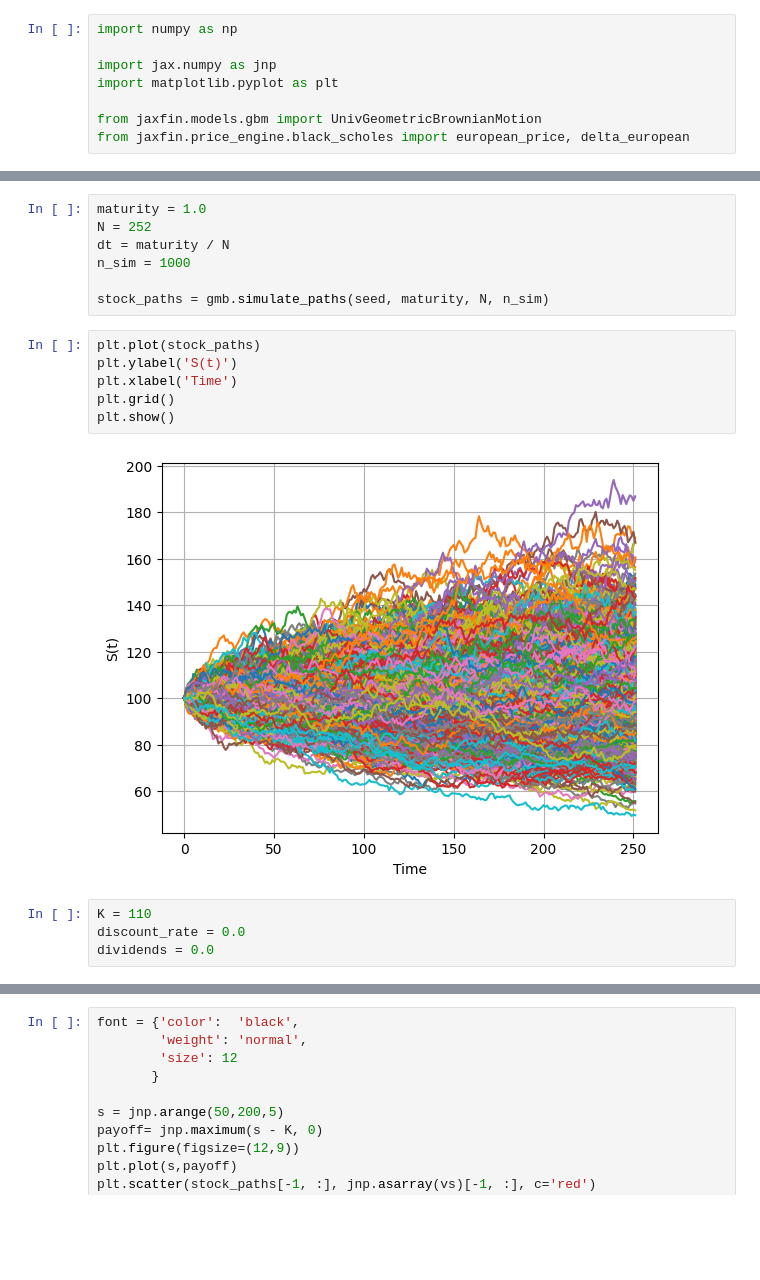
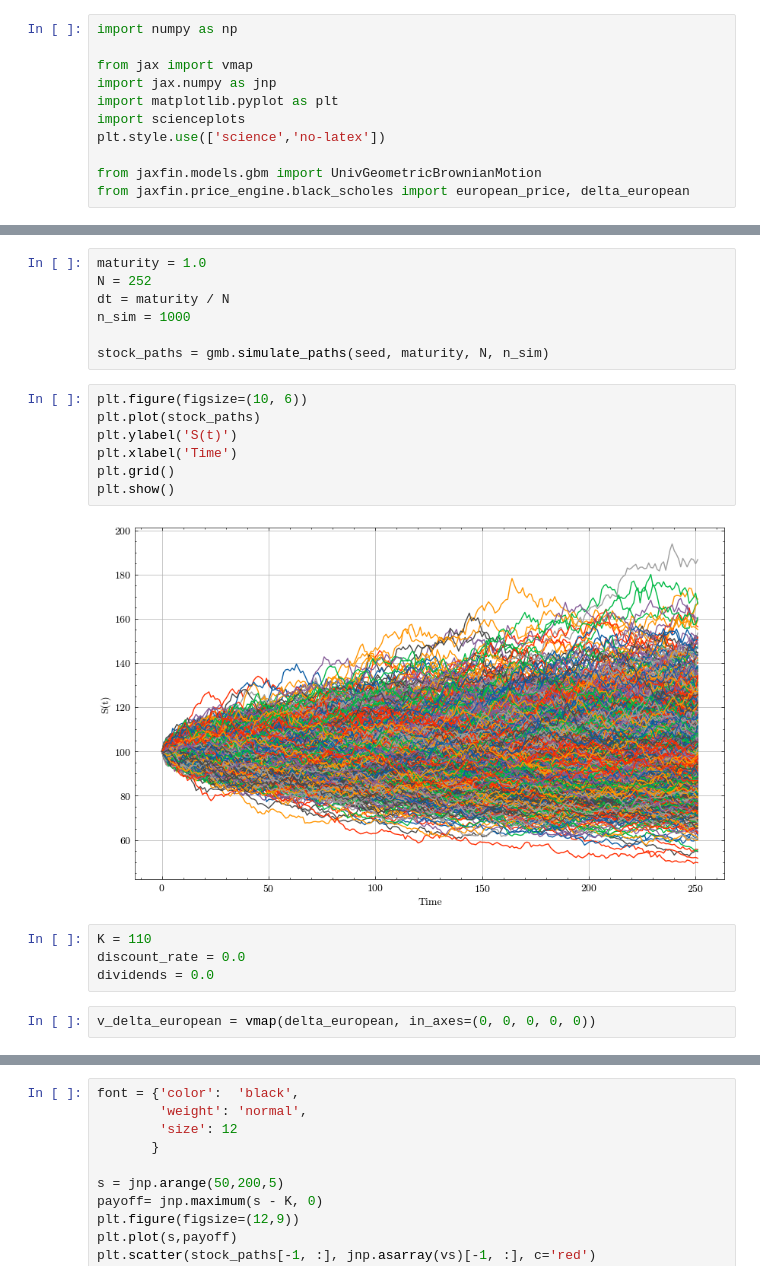
Before and after one commit to paolodelia99/delta-hedging, a Jupyter notebook: black-scholes-hedging/call-option/bs_delta_hedging_simulations.ipynb, the cells around one changed output, grey strips where cells are left out. Cells and saved outputs as stored; diff of their text form; blank space fills up the shorter version.

```diff
--- a/black-scholes-hedging/call-option/bs_delta_hedging_simulations.ipynb
+++ b/black-scholes-hedging/call-option/bs_delta_hedging_simulations.ipynb
@@ -13,8 +13,11 @@ Chope the time interval between now (time 0) and expiry of the call-option (time
 # %%
 import numpy as np
 
+from jax import vmap
 import jax.numpy as jnp
 import matplotlib.pyplot as plt
+import scienceplots
+plt.style.use(['science','no-latex'])
 
 from jaxfin.models.gbm import UnivGeometricBrownianMotion
 from jaxfin.price_engine.black_scholes import european_price, delta_european
@@ -48,15 +51,18 @@ n_sim = 1000
 
 stock_paths = gmb.simulate_paths(seed, maturity, N, n_sim)
 # %%
+plt.figure(figsize=(10, 6))
 plt.plot(stock_paths)
 plt.ylabel('S(t)')
 plt.xlabel('Time')
 plt.grid()
 plt.show()
 # %% [output]
-[figure, old version]
+[figure, new version]
 # %%
 K = 110
 discount_rate = 0.0
 dividends = 0.0
+# %%
+v_delta_european = vmap(delta_european, in_axes=(0, 0, 0, 0, 0))
 # %%
```
Also changed, not shown: parts of 2 cells of this notebook, 4 other files.
